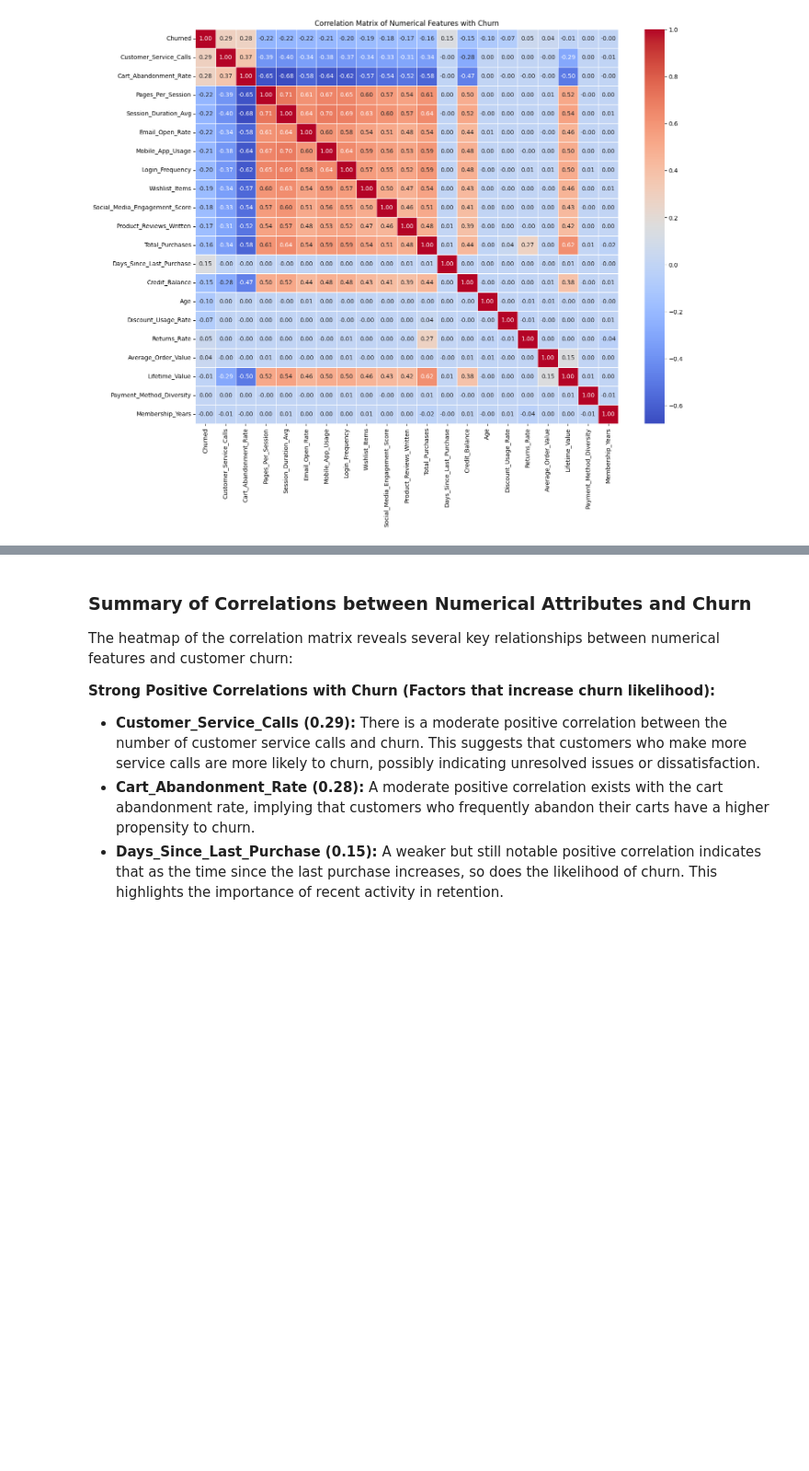
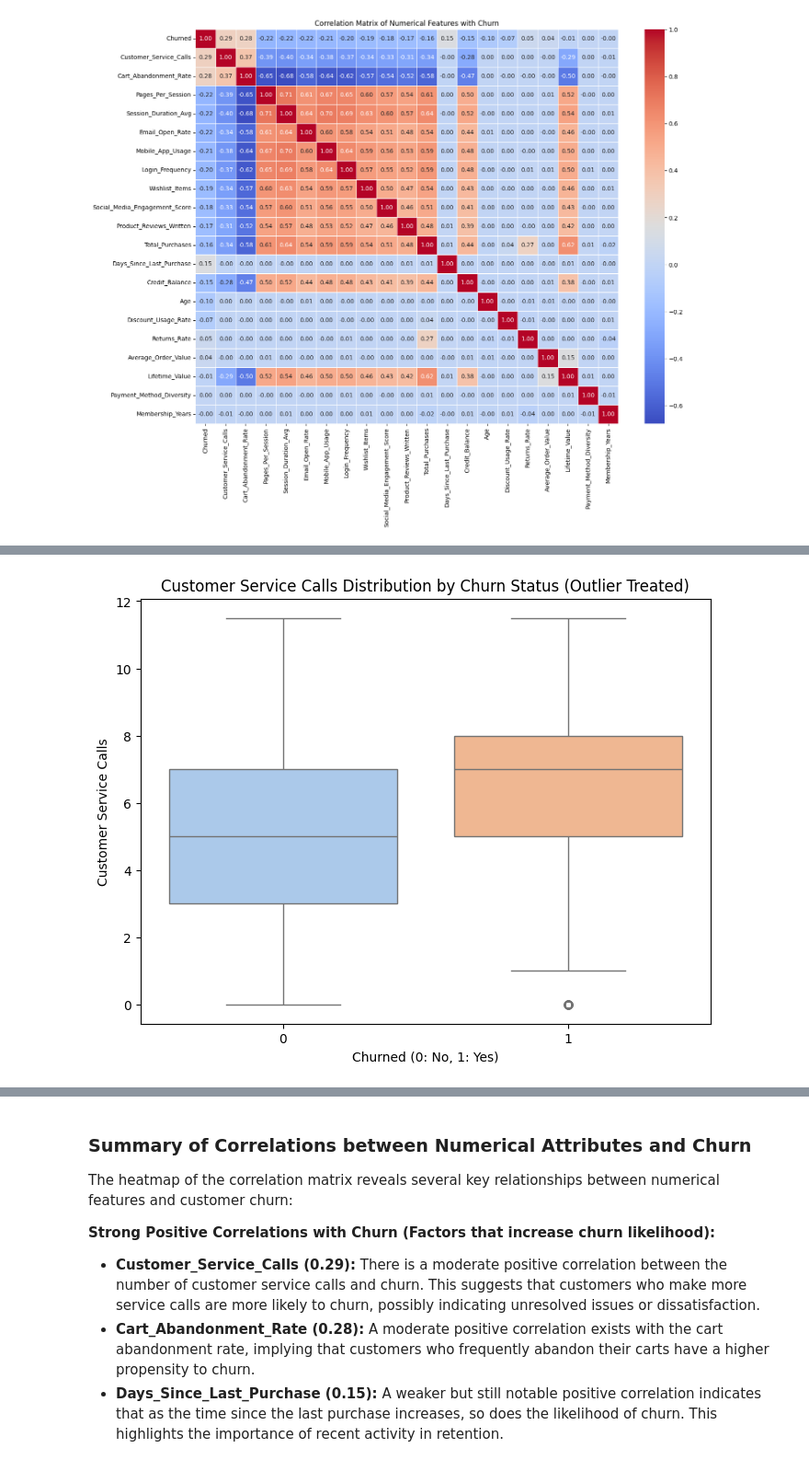
Before and after one commit to TuanNguyenDin/Ecommerce-customer-behavior, a Jupyter notebook: ecommerce_churn.ipynb, the cells around one changed output, grey strips where cells are left out. Shown at 92% size. Saved outputs shown, nothing was run; the diff lists cells and outputs as text; code cells hidden in the pictures; blank space fills up the shorter version.

```diff
--- a/ecommerce_churn.ipynb
+++ b/ecommerce_churn.ipynb
@@ -206,0 +239,14 @@ plt.show()
+# %%
+ecommerce_df_cleaned = ecommerce_df.copy()
+numerical_cols = ecommerce_df_cleaned.select_dtypes(include=['float64', 'int64']).columns.tolist()
+
+for col in numerical_cols:
+    Q1 = ecommerce_df_cleaned[col].quantile(0.25)
+    Q3 = ecommerce_df_cleaned[col].quantile(0.75)
+    IQR = Q3 - Q1
+    lower_bound = Q1 - 1.5 * IQR
+    upper_bound = Q3 + 1.5 * IQR
+
+    # Cap the outliers
+    ecommerce_df_cleaned[col] = ecommerce_df_cleaned[col].clip(lower=lower_bound, upper=upper_bound)
+    print(f"Outliers in '{col}' capped to [{lower_bound:.2f}, {upper_bound:.2f}]")
@@ -206,0 +275,10 @@ plt.show()
+# %%
+# Box plot for Customer_Service_Calls vs. Churned (Outlier Treated)
+plt.figure(figsize=(8, 6))
+sns.boxplot(x='Churned', y='Customer_Service_Calls', data=ecommerce_df_cleaned, hue='Churned', palette='pastel', legend=False)
+plt.title('Customer Service Calls Distribution by Churn Status (Outlier Treated)')
+plt.xlabel('Churned (0: No, 1: Yes)')
+plt.ylabel('Customer Service Calls')
+plt.show()
+# %% [output]
+[figure, added]
```
Also changed, not shown: parts of 16 cells of this notebook.
